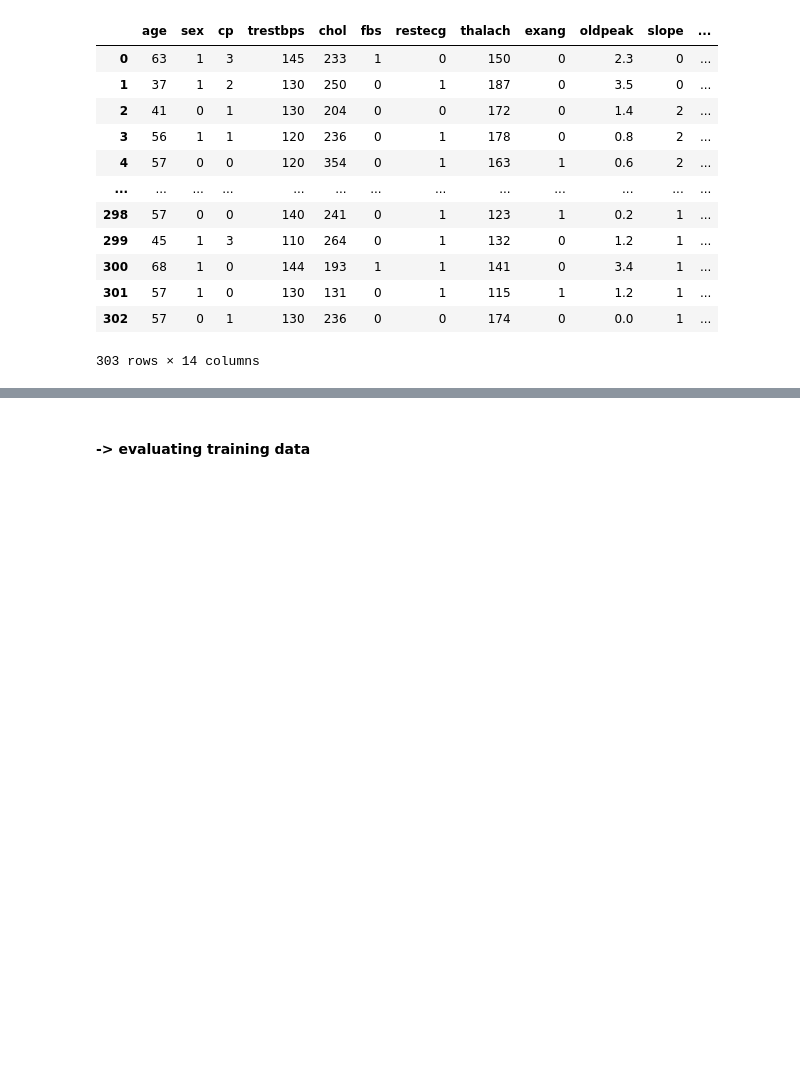
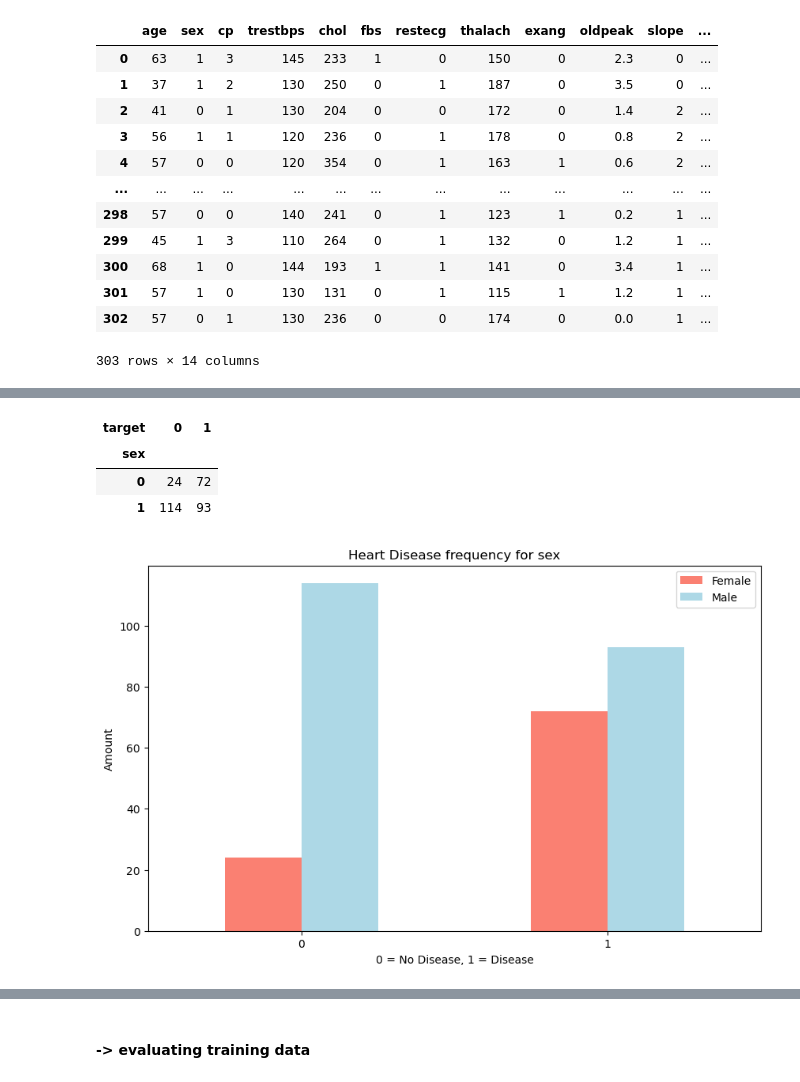
Before and after one commit to maheera421/Heart-Disease-Diagnosis, a Jupyter notebook: HeartCare-ML.ipynb, the cells around one changed output, grey strips where cells are left out. Cells and saved outputs as stored; diff of their text form; code cells hidden in the pictures; blank space fills up the shorter version.

```diff
--- a/HeartCare-ML.ipynb
+++ b/HeartCare-ML.ipynb
@@ -25,0 +137,20 @@ heart_disease
+# %%
+# Heart Disease Frequency according to Gender
+pd.crosstab(heart_disease.sex, heart_disease.target)
+# %% [output]
+| target | 0 | 1 |
+| sex |  |  |
+| 0 | 24 | 72 |
+| 1 | 114 | 93 |
+# %%
+# visualising
+pd.crosstab(heart_disease.target, heart_disease.sex).plot(kind="bar",
+                                                          figsize=(10,6),
+                                                          color=["salmon","lightblue"]);
+plt.title("Heart Disease frequency for sex")
+plt.xlabel("0 = No Disease, 1 = Disease")
+plt.ylabel("Amount")
+plt.legend(["Female", "Male"]);
+plt.xticks(rotation = 0);
+# %% [output]
+[figure, added]
```
Also changed, not shown: parts of 79 cells of this notebook.
